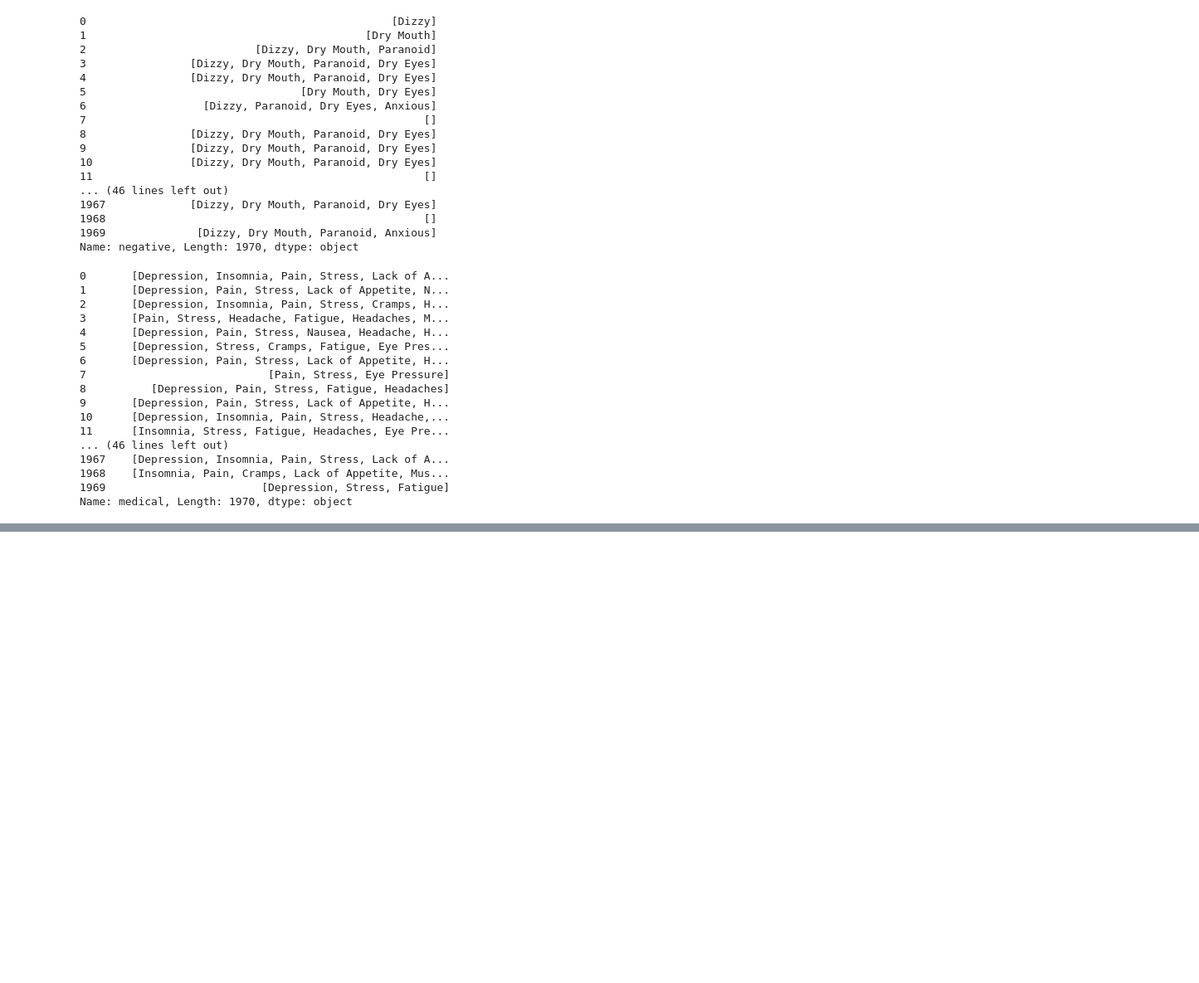
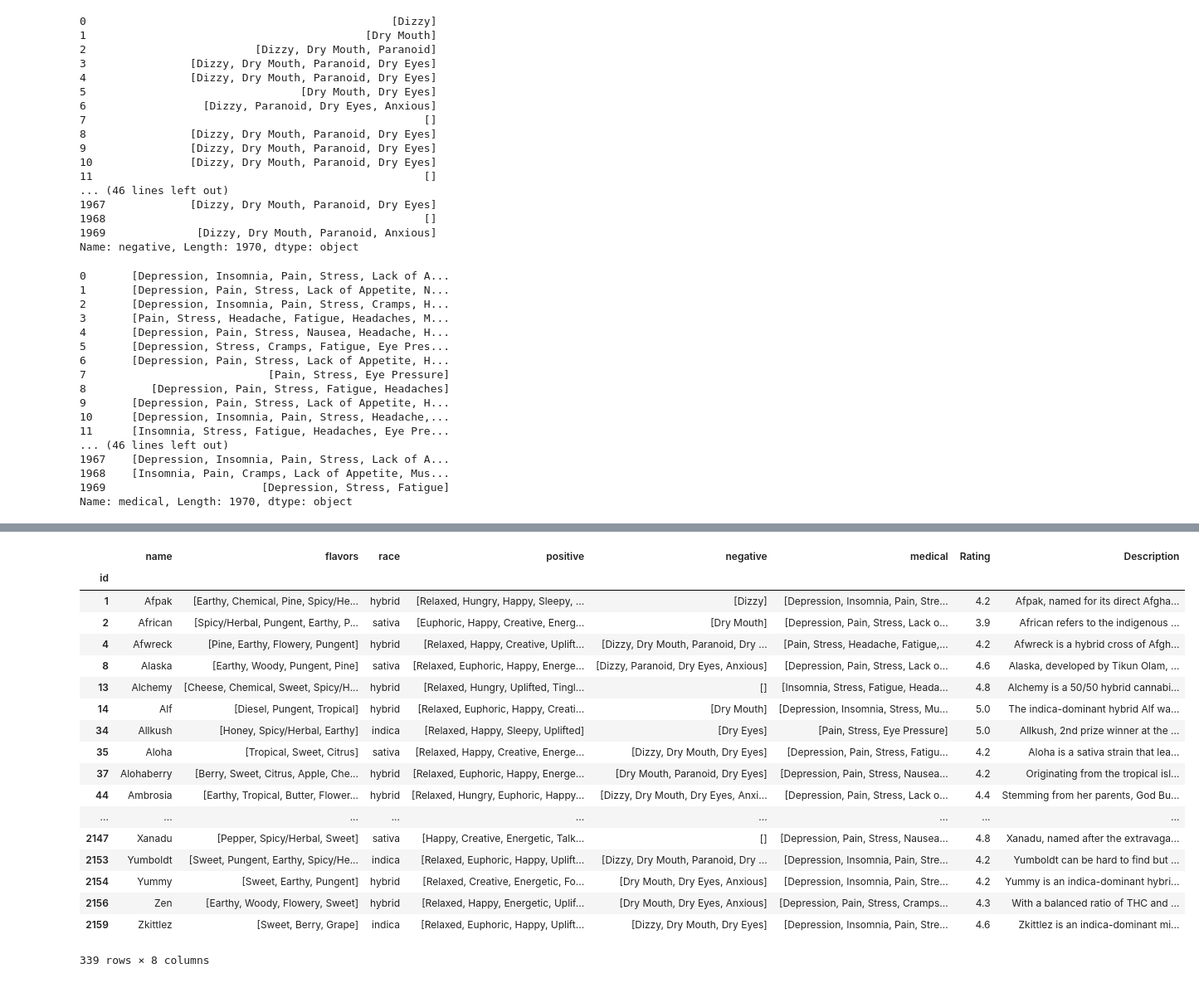
Before and after one commit to BW-Med-Cabinet-4/data-science, a Jupyter notebook: data_clean.ipynb, the cells around one changed output, grey strips where cells are left out. Shown at 83% size. Saved outputs shown, nothing was run; the diff lists cells and outputs as text; code cells hidden in the pictures; blank space fills up the shorter version.

Commit message:
add model and merged.data

```diff
--- a/data_clean.ipynb
+++ b/data_clean.ipynb
@@ -179,0 +154,2 @@ df.to_csv('API_df.csv', index=True)
+# %%
+merged = df.merge(kaggle_df, how='inner', on=['name', 'race'])
@@ -179,0 +177,41 @@ df.to_csv('API_df.csv', index=True)
+# %%
+# combine flavors:
+for index, row in merged.iterrows():
+    for flav in row['Flavor'].split(','):
+        if flav not in row['flavors']:
+            row['flavors'].append(flav)
+
+merged = merged.drop('Flavor', axis=1)
+# %%
+# combine positive effects:
+for index, row in merged.iterrows():
+    for effect in row['Effects'].split(','):
+        if effect not in row['positive']:
+            row['positive'].append(effect)
+
+merged = merged.drop('Effects', axis=1)
+# %%
+
+merged = merged.set_index('id')
+# %%
+merged
+# %% [output]
+|  | name | flavors | race | positive | negative | medical | Rating | Description |
+| id |  |  |  |  |  |  |  |  |
+| 1 | Afpak | [Earthy, Chemical, Pine, Spicy/He... | hybrid | [Relaxed, Hungry, Happy, Sleepy, ... | [Dizzy] | [Depression, Insomnia, Pain, Stre... | 4.2 | Afpak, named for its direct Afgha... |
+| 2 | African | [Spicy/Herbal, Pungent, Earthy, P... | sativa | [Euphoric, Happy, Creative, Energ... | [Dry Mouth] | [Depression, Pain, Stress, Lack o... | 3.9 | African refers to the indigenous ... |
+| 4 | Afwreck | [Pine, Earthy, Flowery, Pungent] | hybrid | [Relaxed, Happy, Creative, Uplift... | [Dizzy, Dry Mouth, Paranoid, Dry ... | [Pain, Stress, Headache, Fatigue,... | 4.2 | Afwreck is a hybrid cross of Afgh... |
+| 8 | Alaska | [Earthy, Woody, Pungent, Pine] | sativa | [Relaxed, Euphoric, Happy, Energe... | [Dizzy, Paranoid, Dry Eyes, Anxious] | [Depression, Pain, Stress, Lack o... | 4.6 | Alaska, developed by Tikun Olam, ... |
+| 13 | Alchemy | [Cheese, Chemical, Sweet, Spicy/H... | hybrid | [Relaxed, Hungry, Uplifted, Tingl... | [] | [Insomnia, Stress, Fatigue, Heada... | 4.8 | Alchemy is a 50/50 hybrid cannabi... |
+| 14 | Alf | [Diesel, Pungent, Tropical] | hybrid | [Relaxed, Euphoric, Happy, Creati... | [Dry Mouth] | [Depression, Insomnia, Stress, Mu... | 5.0 | The indica-dominant hybrid Alf wa... |
+| 34 | Allkush | [Honey, Spicy/Herbal, Earthy] | indica | [Relaxed, Happy, Sleepy, Uplifted] | [Dry Eyes] | [Pain, Stress, Eye Pressure] | 5.0 | Allkush, 2nd prize winner at the ... |
+| 35 | Aloha | [Tropical, Sweet, Citrus] | sativa | [Relaxed, Happy, Creative, Energe... | [Dizzy, Dry Mouth, Dry Eyes] | [Depression, Pain, Stress, Fatigu... | 4.2 | Aloha is a sativa strain that lea... |
+| 37 | Alohaberry | [Berry, Sweet, Citrus, Apple, Che... | hybrid | [Relaxed, Euphoric, Happy, Energe... | [Dry Mouth, Paranoid, Dry Eyes] | [Depression, Pain, Stress, Nausea... | 4.2 | Originating from the tropical isl... |
+| 44 | Ambrosia | [Earthy, Tropical, Butter, Flower... | hybrid | [Relaxed, Hungry, Euphoric, Happy... | [Dizzy, Dry Mouth, Dry Eyes, Anxi... | [Depression, Pain, Stress, Lack o... | 4.4 | Stemming from her parents, God Bu... |
+| ... | ... | ... | ... | ... | ... | ... | ... | ... |
+| 2147 | Xanadu | [Pepper, Spicy/Herbal, Sweet] | sativa | [Happy, Creative, Energetic, Talk... | [] | [Depression, Pain, Stress, Nausea... | 4.8 | Xanadu, named after the extravaga... |
+| 2153 | Yumboldt | [Sweet, Pungent, Earthy, Spicy/He... | indica | [Relaxed, Euphoric, Happy, Uplift... | [Dizzy, Dry Mouth, Paranoid, Dry ... | [Depression, Insomnia, Pain, Stre... | 4.2 | Yumboldt can be hard to find but ... |
+| 2154 | Yummy | [Sweet, Earthy, Pungent] | hybrid | [Relaxed, Creative, Energetic, Fo... | [Dry Mouth, Dry Eyes, Anxious] | [Depression, Insomnia, Pain, Stre... | 4.2 | Yummy is an indica-dominant hybri... |
+| 2156 | Zen | [Earthy, Woody, Flowery, Sweet] | hybrid | [Relaxed, Happy, Energetic, Uplif... | [Dry Mouth, Dry Eyes, Anxious] | [Depression, Pain, Stress, Cramps... | 4.3 | With a balanced ratio of THC and ... |
+| 2159 | Zkittlez | [Sweet, Berry, Grape] | indica | [Relaxed, Euphoric, Happy, Uplift... | [Dizzy, Dry Mouth, Dry Eyes] | [Depression, Insomnia, Pain, Stre... | 4.6 | Zkittlez is an indica-dominant mi... |
+339 rows × 8 columns
```
Also changed, not shown: parts of 14 cells of this notebook, 1 other file.
